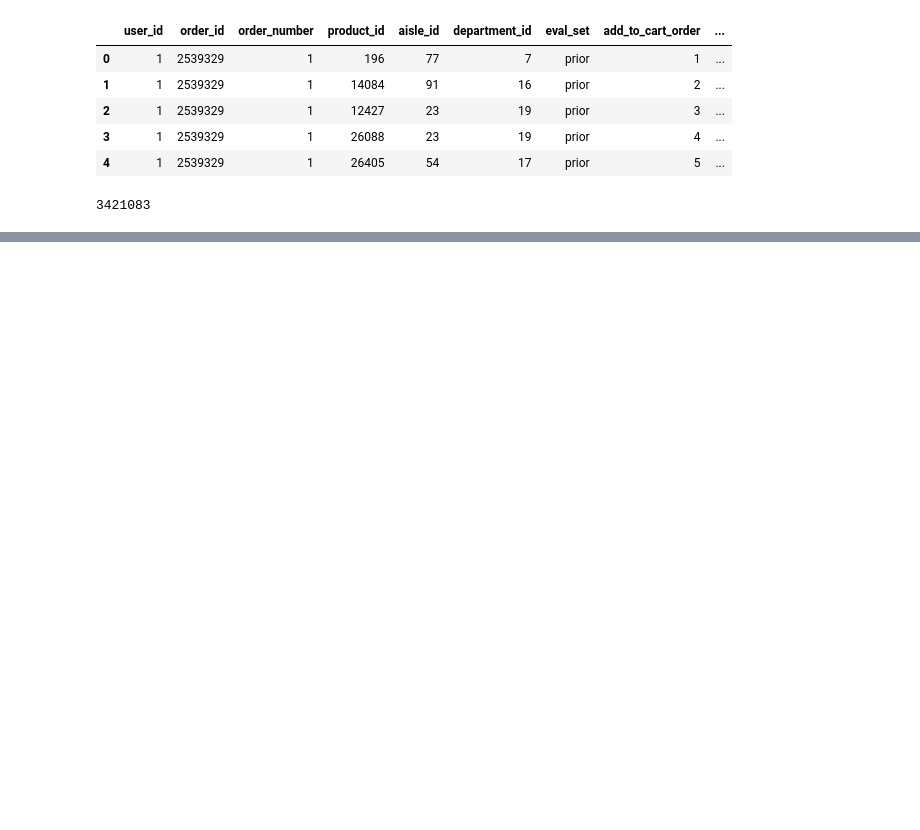
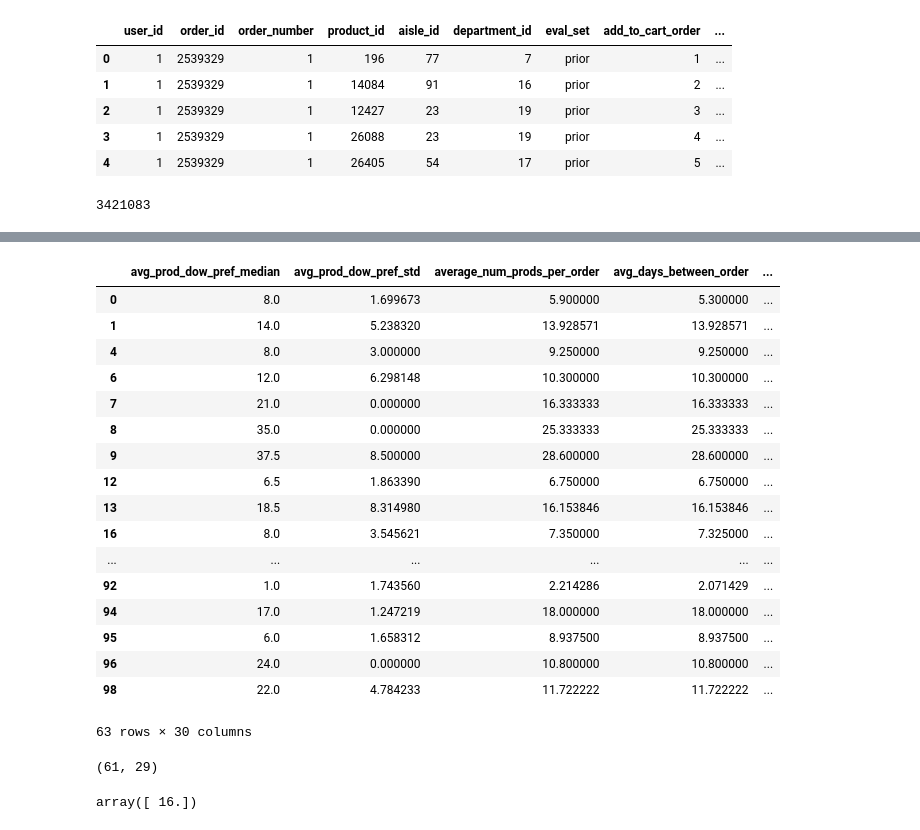
Before and after one commit to anishpillay2002/ML-Instacart-Kaggle, a Jupyter notebook: training.ipynb, the cells around one changed output, grey strips where cells are left out. Drawn from its saved outputs; the diff is of its cells as text; code cells hidden in the pictures; blank space fills up the shorter version.

```diff
--- a/training.ipynb
+++ b/training.ipynb
@@ -66,0 +368,4 @@ def average_prev_days(cust):
+# %%
+cust1=extract_cust_data(orders,products,aisles,departments, order_products_prior, 1)
+display(cust1[0:5])
+print(len(orders))
@@ -66,0 +513,34 @@ def average_prev_days(cust):
+# %%
+for cust in np.unique(orders.user_id)[1:100]:
+    cust1 = extract_cust_data(orders,products,aisles,departments, order_products_prior, cust)
+
+    if np.any(orders[orders.user_id==cust].eval_set == 'train'):
+        print(cust)
+        cust_train = extract_num_prod_train_test(orders,products,aisles,departments, order_products_prior, cust)
+        train_products_next_order = np.shape(cust_train)[0]
+    else:
+        train_products_next_order = -1
+
+    most_reordered_three_padded = pad_array(most_reordered_three(cust1),3)
+    num_times_reordered_three_padded = pad_array(num_times_reordered_three(cust1),3)
+    last_five_num_products_order_padded = pad_array(last_five_num_products_order(cust1),5)
+    avg_prod_dow_pref_padded = pad_array(avg_prod_dow_pref(cust1),3)
+    avg_prod_hod_pref_padded = pad_array(avg_prod_hod_pref(cust1),3)
+
+    data = {'user_id': [cust], 'num_of_orders': [cust_num_orders(cust1)], 'num_of_prods': [cust_num_products(cust1)], 'num_of_aisles':[cust_num_aisles(cust1)],\
+           'num_of_depts': [cust_num_department(cust1)], 'most_reordered_first': [most_reordered_three_padded[0]],  'most_reordered_second': [most_reordered_three_padded[1]], \
+           'most_reordered_third':[most_reordered_three_padded[2]], 'num_times_reordered_three_first':[num_times_reordered_three_padded[0]],\
+           'num_times_reordered_three_second':[num_times_reordered_three_padded[1]], 'num_times_reordered_three_third':[num_times_reordered_three_padded[2]],\
+           'average_num_prods_per_order':[avg_num_prod_per_order(cust1)], 'std_prod_per_order':[std_prod_per_order(cust1)], \
+           'median_prod_order': [med_prod_per_order(cust1)], 'num_prod_last_five_order_first' : [last_five_num_products_order_padded[0]],\
+            'num_prod_last_five_order_second' : [last_five_num_products_order_padded[1]],  'num_prod_last_five_order_third' : [last_five_num_products_order_padded[2]],\
+            'num_prod_last_five_order_fourth' : [last_five_num_products_order_padded[3]],  'num_prod_last_five_order_fifth' : [last_five_num_products_order_padded[4]],\
+           'avg_days_between_order': [avg_days_between_order(cust1)], 'std_days_between_order':[std_days_between_order(cust1)], \
+           'median_days_between_order': [med_days_between_order(cust1)], 'dow_pref': [dow_pref(cust1)[0]], 'hod_pref': [hod_pref(cust1)[0]],\
+           'avg_prod_dow_pref_mean':[avg_prod_dow_pref_padded[0]], ' avg_prod_dow_pref_std':[avg_prod_dow_pref_padded[1]],\
+           ' avg_prod_dow_pref_median':[avg_prod_dow_pref_padded[2]], 'avg_prod_dow_pref_mean':[avg_prod_hod_pref_padded[0]],\
+           'avg_prod_dow_pref_std':[avg_prod_hod_pref_padded[1]], 'avg_prod_dow_pref_median':[avg_prod_hod_pref_padded[2]], \
+           'train_products_next_order': [train_products_next_order]}
+
+    #instacart_data_add = pd.DataFrame(data)
+    instacart_data = instacart_data.append(pd.DataFrame(data), ignore_index=True)
@@ -66,0 +587,2 @@ def average_prev_days(cust):
+# %%
+instacart_data_train = instacart_data[instacart_data.train_products_next_order != -1]
@@ -66,0 +612,31 @@ def average_prev_days(cust):
+# %%
+instacart_data_train
+# %% [output]
+|  | avg_prod_dow_pref_median | avg_prod_dow_pref_std | average_num_prods_per_order | avg_days_between_order | ... |
+| 0 | 8.0 | 1.699673 | 5.900000 | 5.300000 | ... |
+| 1 | 14.0 | 5.238320 | 13.928571 | 13.928571 | ... |
+| 4 | 8.0 | 3.000000 | 9.250000 | 9.250000 | ... |
+| 6 | 12.0 | 6.298148 | 10.300000 | 10.300000 | ... |
+| 7 | 21.0 | 0.000000 | 16.333333 | 16.333333 | ... |
+| 8 | 35.0 | 0.000000 | 25.333333 | 25.333333 | ... |
+| 9 | 37.5 | 8.500000 | 28.600000 | 28.600000 | ... |
+| 12 | 6.5 | 1.863390 | 6.750000 | 6.750000 | ... |
+| 13 | 18.5 | 8.314980 | 16.153846 | 16.153846 | ... |
+| 16 | 8.0 | 3.545621 | 7.350000 | 7.325000 | ... |
+| ... | ... | ... | ... | ... | ... |
+| 92 | 1.0 | 1.743560 | 2.214286 | 2.071429 | ... |
+| 94 | 17.0 | 1.247219 | 18.000000 | 18.000000 | ... |
+| 95 | 6.0 | 1.658312 | 8.937500 | 8.937500 | ... |
+| 96 | 24.0 | 0.000000 | 10.800000 | 10.800000 | ... |
+| 98 | 22.0 | 4.784233 | 11.722222 | 11.722222 | ... |
+63 rows × 30 columns
+# %%
+y_1 = regr.predict(instacart_data_train_input.loc[63])
+
+np.shape(instacart_data_train_input1)
+# %% [output]
+(61, 29)
+# %%
+y_1
+# %% [output]
+array([ 16.])
```
Also changed, not shown: parts of 29 cells of this notebook, 1 other file.
